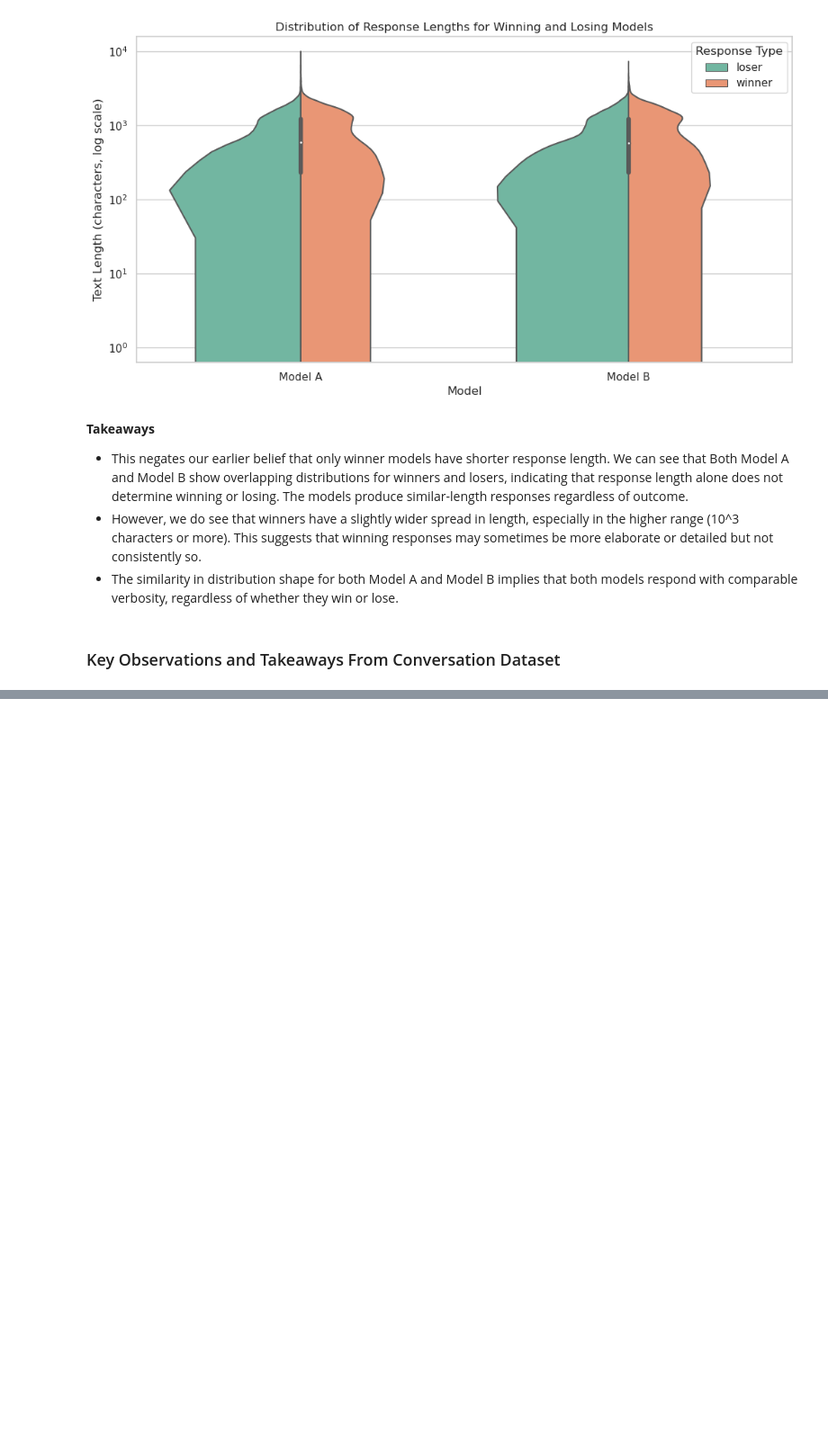
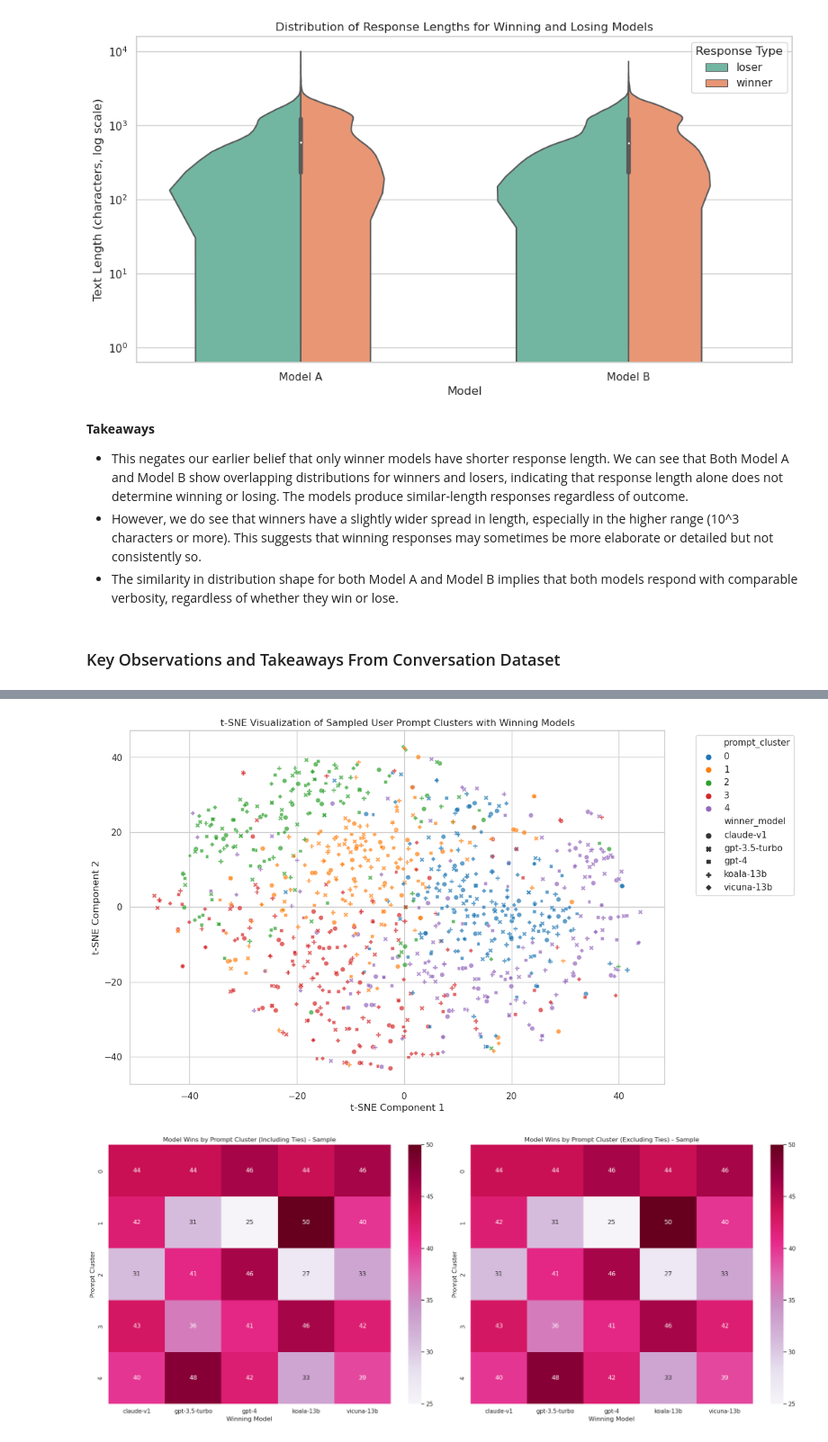
Before and after one commit to rigpin2014/Data200_GradPro, a Jupyter notebook: Milestone 2/nlp-combined-eda.ipynb, the cells around one changed output, grey strips where cells are left out. Shown at 90% size. Saved outputs shown, nothing was run; the diff lists cells and outputs as text; code cells hidden in the pictures; blank space fills up the shorter version.

```diff
--- a/Milestone 2/nlp-combined-eda.ipynb
+++ b/Milestone 2/nlp-combined-eda.ipynb
@@ -522,0 +807,9 @@ Yes, in some cases, models perform differently depending on whether they’re in
+# %%
+# We will take 200 rows per model
+n_per_model = 200
+
+# Perform stratified sampling with an equal count per model
+sample_conversation = conversation[conversation['winner_model'].isin(top_five)].groupby('winner_model', group_keys=False).apply(lambda x: x.sample(n=n_per_model, random_state=42))
+
+# Verify the distribution to ensure it’s balanced
+print(sample_conversation['winner_model'].value_counts())
@@ -522,0 +824,53 @@ Yes, in some cases, models perform differently depending on whether they’re in
+# %%
+# Cluster the Prompt Embeddings Using KMeans on the Sample Data
+n_clusters = 5  # number of clusters
+sample_prompt_embeddings = np.vstack(sample_conversation['user_prompt_embedding'].values)
+kmeans = KMeans(n_clusters=n_clusters, random_state=42)
+sample_conversation['prompt_cluster'] = kmeans.fit_predict(sample_prompt_embeddings)
+
+# Run t-SNE on the Sample Data for Visualization
+tsne = TSNE(n_components=2, random_state=42, perplexity=30)
+sample_prompt_embeddings_2d = tsne.fit_transform(sample_prompt_embeddings)
+
+# Add t-SNE results to the DataFrame for plotting
+sample_conversation['tsne_1'] = sample_prompt_embeddings_2d[:, 0]
+sample_conversation['tsne_2'] = sample_prompt_embeddings_2d[:, 1]
+
+# Plot the t-SNE Visualization with Clusters and Model Wins
+plt.figure(figsize=(12, 8))
+sns.scatterplot(data=sample_conversation, x='tsne_1', y='tsne_2', hue='prompt_cluster', style='winner_model', palette='tab10', alpha=0.7)
+plt.title('t-SNE Visualization of Sampled User Prompt Clusters with Winning Models')
+plt.xlabel('t-SNE Component 1')
+plt.ylabel('t-SNE Component 2')
+plt.legend(bbox_to_anchor=(1.05, 1), loc='upper left')
+plt.show()
+
+# Generate Heatmaps for Model Wins per Cluster (With and Without Ties)
+
+# Heatmap including ties
+cluster_model_performance_with_tie_sample = sample_conversation.groupby(['prompt_cluster', 'winner_model']).size().unstack(fill_value=0)
+
+# Heatmap excluding ties
+sample_df_without_tie = sample_conversation[sample_conversation['winner_model'] != 'tie']
+cluster_model_performance_without_tie_sample = sample_df_without_tie.groupby(['prompt_cluster', 'winner_model']).size().unstack(fill_value=0)
+
+# Plot both heatmaps side by side
+fig, axes = plt.subplots(1, 2, figsize=(20, 8), gridspec_kw={'width_ratios': [1, 1]})
+
+# Heatmap with ties
+sns.heatmap(cluster_model_performance_with_tie_sample, annot=True, cmap="PuRd", fmt="d", ax=axes[0])
+axes[0].set_title("Model Wins by Prompt Cluster (Including Ties) - Sample")
+axes[0].set_xlabel("Winning Model")
+axes[0].set_ylabel("Prompt Cluster")
+
+# Heatmap without ties
+sns.heatmap(cluster_model_performance_without_tie_sample, annot=True, cmap="PuRd", fmt="d", ax=axes[1])
+axes[1].set_title("Model Wins by Prompt Cluster (Excluding Ties) - Sample")
+axes[1].set_xlabel("Winning Model")
+axes[1].set_ylabel("Prompt Cluster")
+
+plt.tight_layout()
+plt.show()
+# %% [output]
+[figure, added]
+[figure, added]
```
Also changed, not shown: parts of 49 cells of this notebook, 1 other file.
